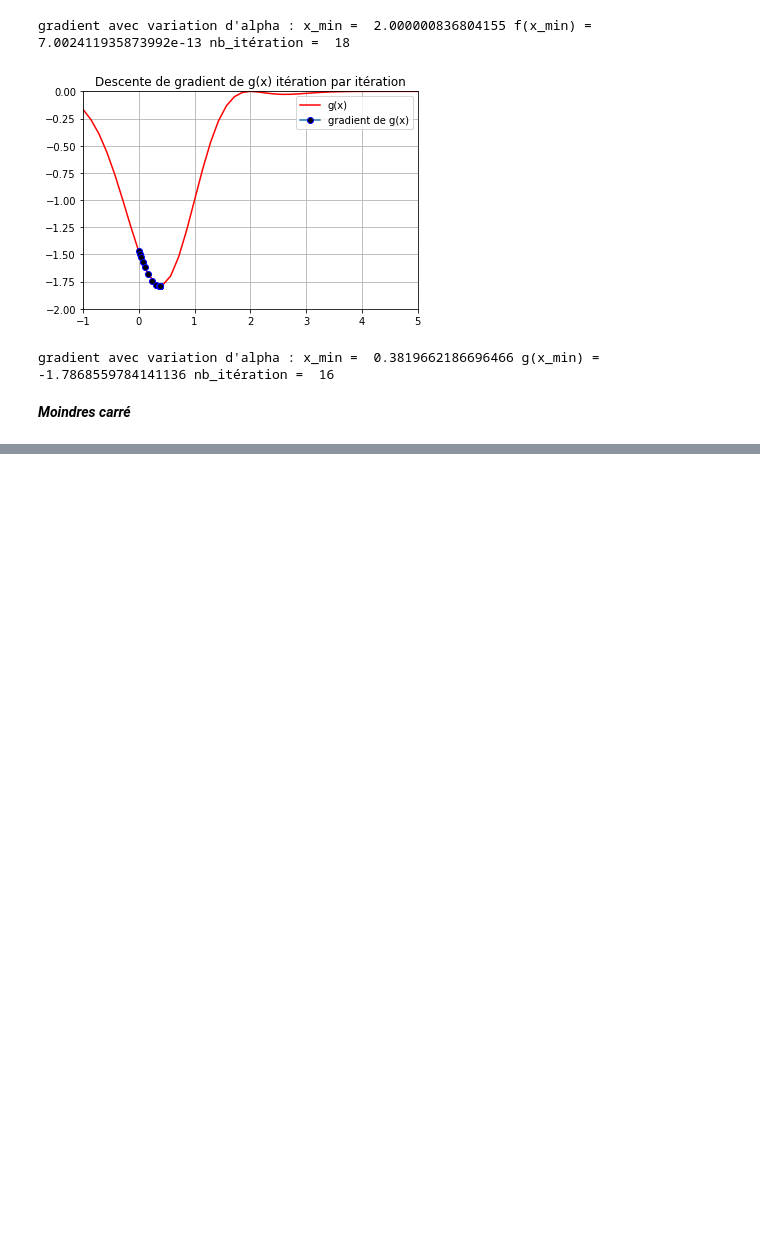
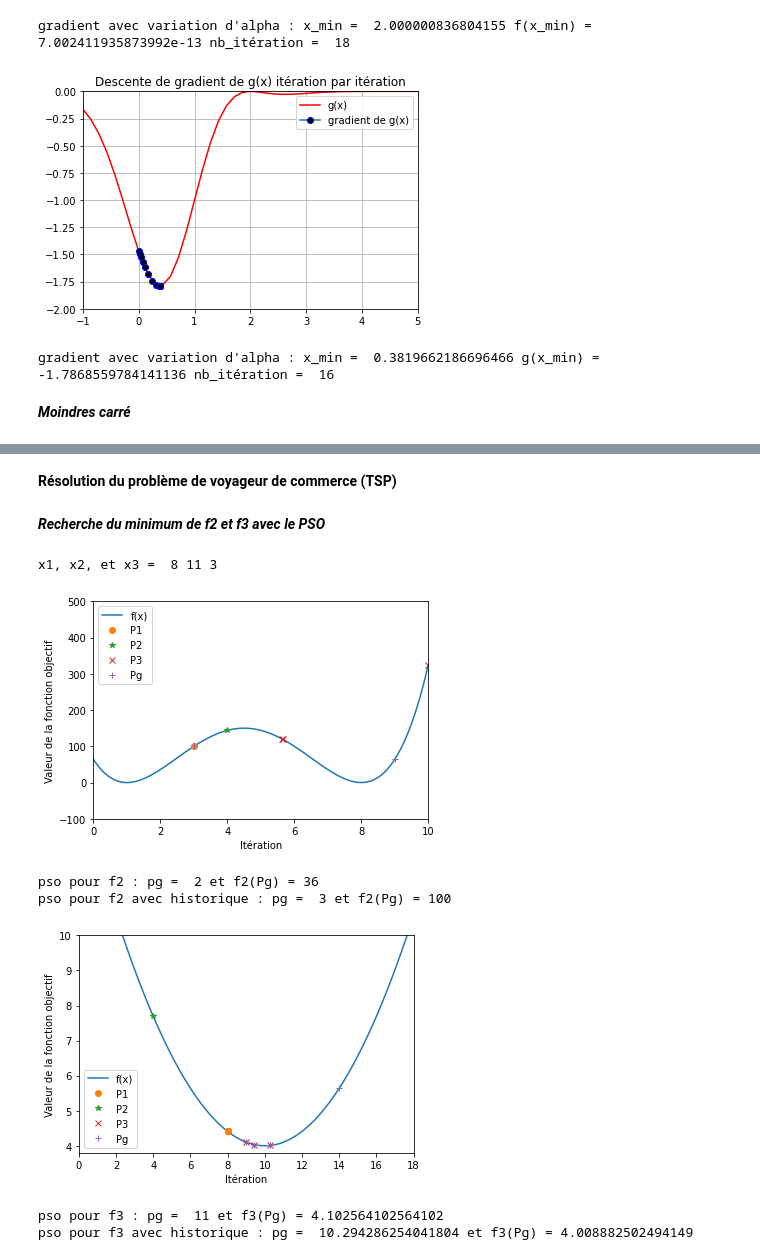
Before and after one commit to Almamy78593/Optimisation-Algorithms, a Jupyter notebook: main.ipynb, the cells around one changed output, grey strips where cells are left out. Cells and saved outputs as stored; diff of their text form; code cells hidden in the pictures; blank space fills up the shorter version.

```diff
--- a/main.ipynb
+++ b/main.ipynb
@@ -116,0 +118,31 @@ Ordonné à l'origine b3 : 1.7174805199700518
+# %% [markdown]
+**Résolution du problème de voyageur de commerce (TSP)**
+# %% [markdown]
+***Recherche du minimum de f2 et f3 avec le PSO***
+# %%
+x1, x2, x3 = random.sample(range(RANGE_X),3)
+rho = random.uniform(0,1)
+
+pso_pour_f2 = psoSurFonction(f=f2, x1=x1, x2=x2, x3=x3, rho = rho, N=ITERATION_MAX)
+pso_pour_f3 = psoSurFonction(f=f3, x1=x1, x2=x2, x3=x3, rho = rho,N=ITERATION_MAX)
+
+pso_pour_f2_evolution = psoSurFonctionAvecEvolution(f=f2,  x1=x1, x2=x2, x3=x3, rho=rho, N=ITERATION_MAX)
+pso_pour_f3_evolution = psoSurFonctionAvecEvolution(f=f3,  x1=x1, x2=x2, x3=x3, rho=rho, N=ITERATION_MAX)
+# %%
+print("x1, x2, et x3 = ",x1, x2, x3)
+
+plotPSOEvolution(f2, pso_pour_f2_evolution)
+print("pso pour f2 : pg = ",pso_pour_f2,"et f2(Pg) =", f2(pso_pour_f2))
+print("pso pour f2 avec historique : pg = ",pso_pour_f2_evolution[0][-1],"et f2(Pg) =", f2(pso_pour_f2_evolution[0][-1]))
+
+plotPSOEvolution(f3, pso_pour_f3_evolution, 0, 18,3.8, 10)
+print("pso pour f3 : pg = ",pso_pour_f3,"et f3(Pg) =", f3(pso_pour_f3))
+print("pso pour f3 avec historique : pg = ",pso_pour_f3_evolution[0][-1],"et f3(Pg) =", f3(pso_pour_f3_evolution[0][-1]))
+# %% [output]
+x1, x2, et x3 =  8 11 3
+[figure, added]
+pso pour f2 : pg =  2 et f2(Pg) = 36
+pso pour f2 avec historique : pg =  3 et f2(Pg) = 100
+[figure, added]
+pso pour f3 : pg =  11 et f3(Pg) = 4.102564102564102
+pso pour f3 avec historique : pg =  10.294286254041804 et f3(Pg) = 4.008882502494149
```
Also changed, not shown: parts of 4 cells of this notebook, 2 other files.
